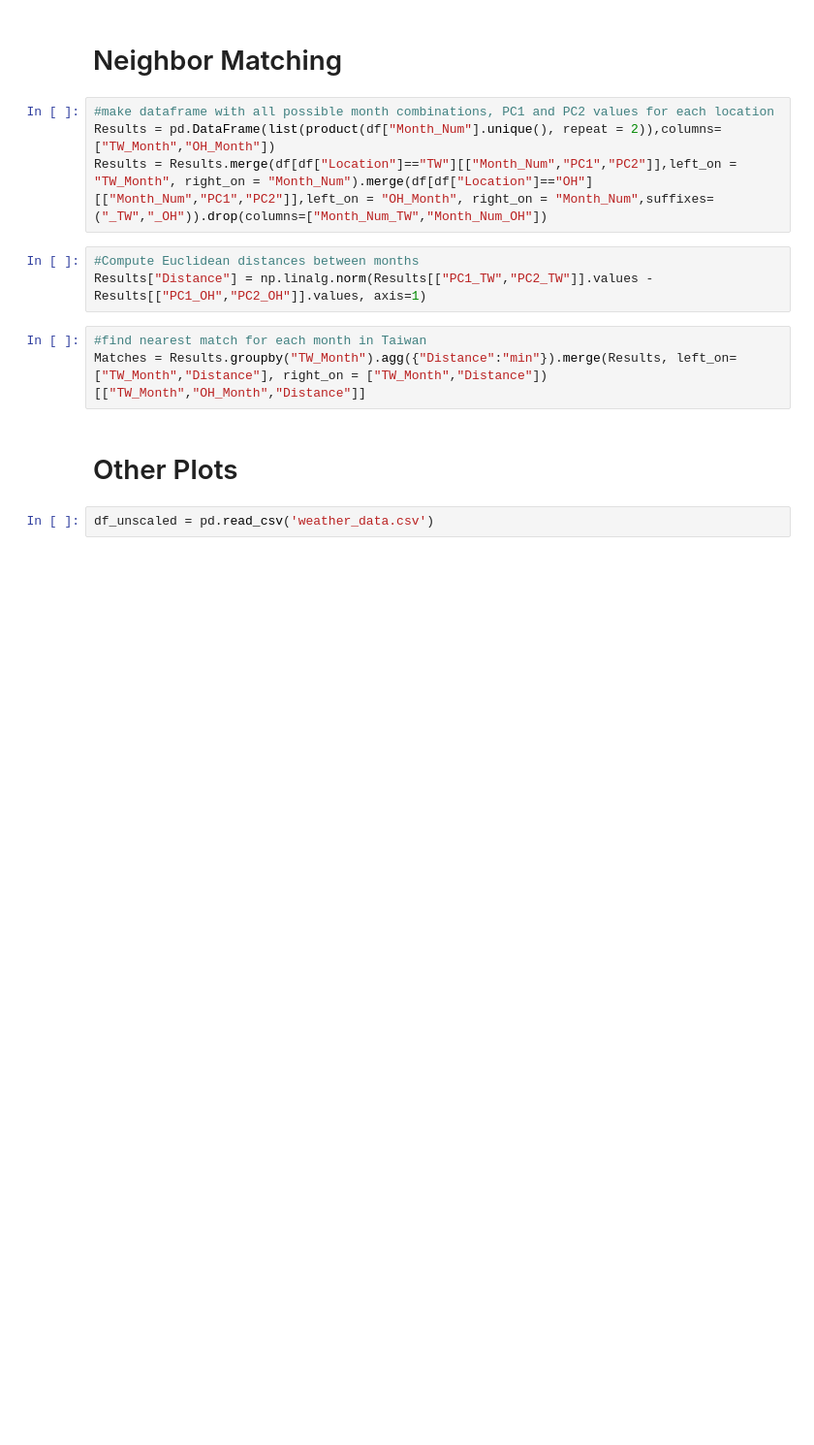
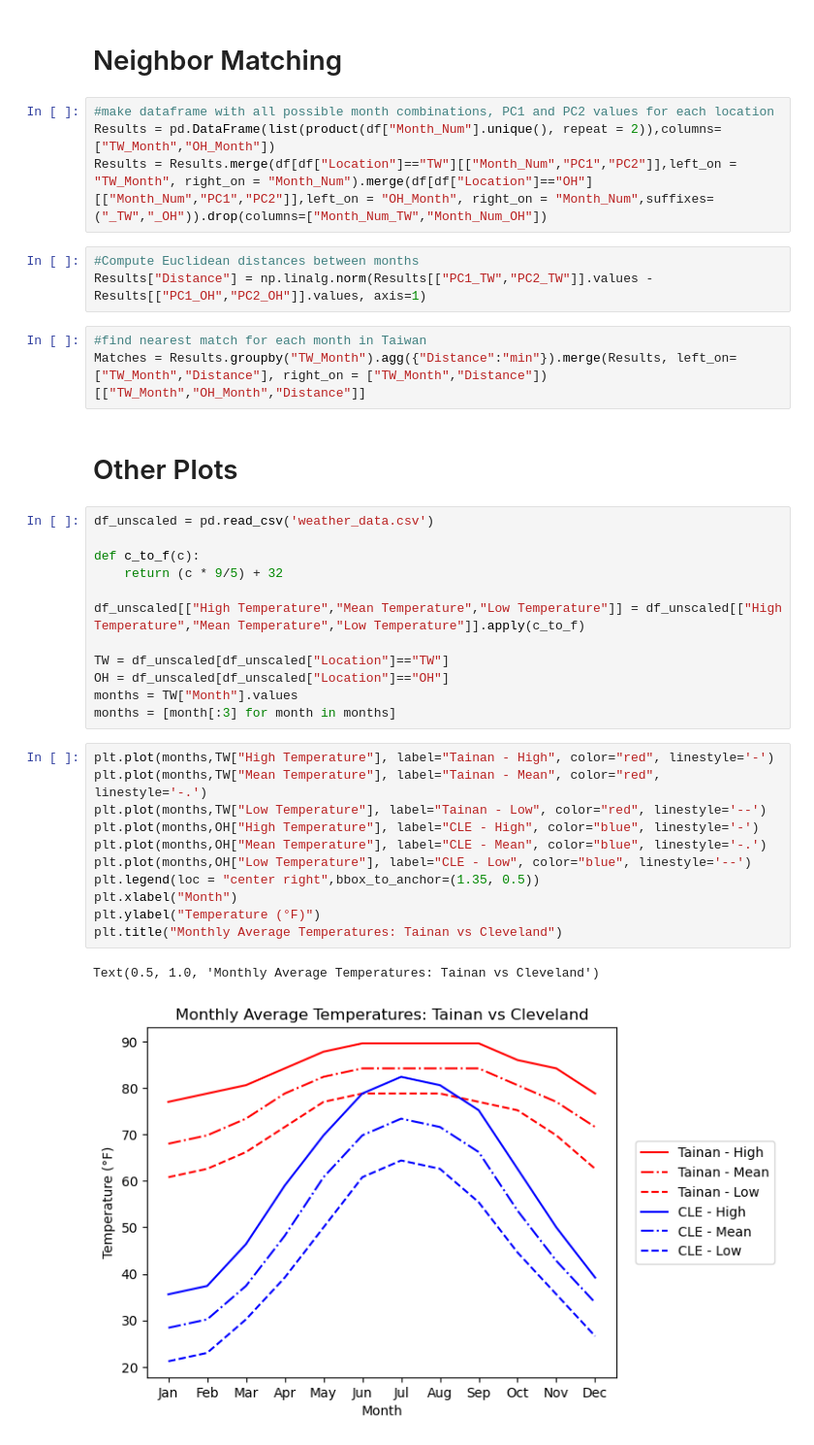
Before and after one commit to mrbond-25/TW_vs_OH_weather, a Jupyter notebook: main.ipynb, the cells around one changed output. Shown at 97% size. Saved outputs shown, nothing was run; the diff lists cells and outputs as text; blank space fills up the shorter version.

Commit message:
Update main.ipynb
Working on plots

```diff
--- a/main.ipynb
+++ b/main.ipynb
@@ -55,3 +55,27 @@ Matches = Results.groupby("TW_Month").agg({"Distance":"min"}).merge(Results, lef
 # Other Plots
 # %%
 df_unscaled = pd.read_csv('weather_data.csv')
+
+def c_to_f(c):
+    return (c * 9/5) + 32
+
+df_unscaled[["High Temperature","Mean Temperature","Low Temperature"]] = df_unscaled[["High Temperature","Mean Temperature","Low Temperature"]].apply(c_to_f)
+
+TW = df_unscaled[df_unscaled["Location"]=="TW"]
+OH = df_unscaled[df_unscaled["Location"]=="OH"]
+months = TW["Month"].values
+months = [month[:3] for month in months]
+# %%
+plt.plot(months,TW["High Temperature"], label="Tainan - High", color="red", linestyle='-')
+plt.plot(months,TW["Mean Temperature"], label="Tainan - Mean", color="red", linestyle='-.')
+plt.plot(months,TW["Low Temperature"], label="Tainan - Low", color="red", linestyle='--')
+plt.plot(months,OH["High Temperature"], label="CLE - High", color="blue", linestyle='-')
+plt.plot(months,OH["Mean Temperature"], label="CLE - Mean", color="blue", linestyle='-.')
+plt.plot(months,OH["Low Temperature"], label="CLE - Low", color="blue", linestyle='--')
+plt.legend(loc = "center right",bbox_to_anchor=(1.35, 0.5))
+plt.xlabel("Month")
+plt.ylabel("Temperature (°F)")
+plt.title("Monthly Average Temperatures: Tainan vs Cleveland")
+# %% [output]
+Text(0.5, 1.0, 'Monthly Average Temperatures: Tainan vs Cleveland')
+[figure, added]
```
Also changed, not shown: parts of 1 cell of this notebook.
